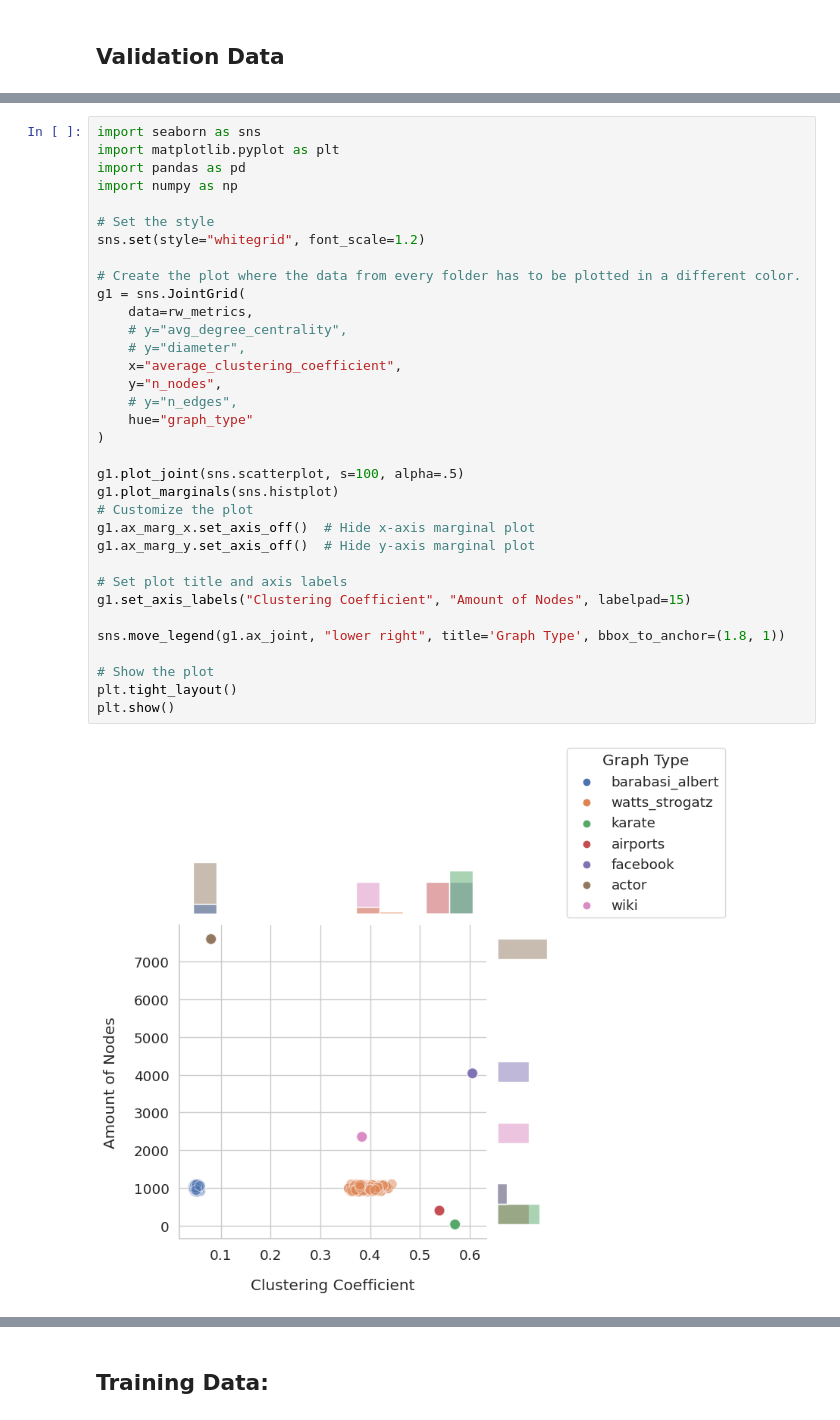
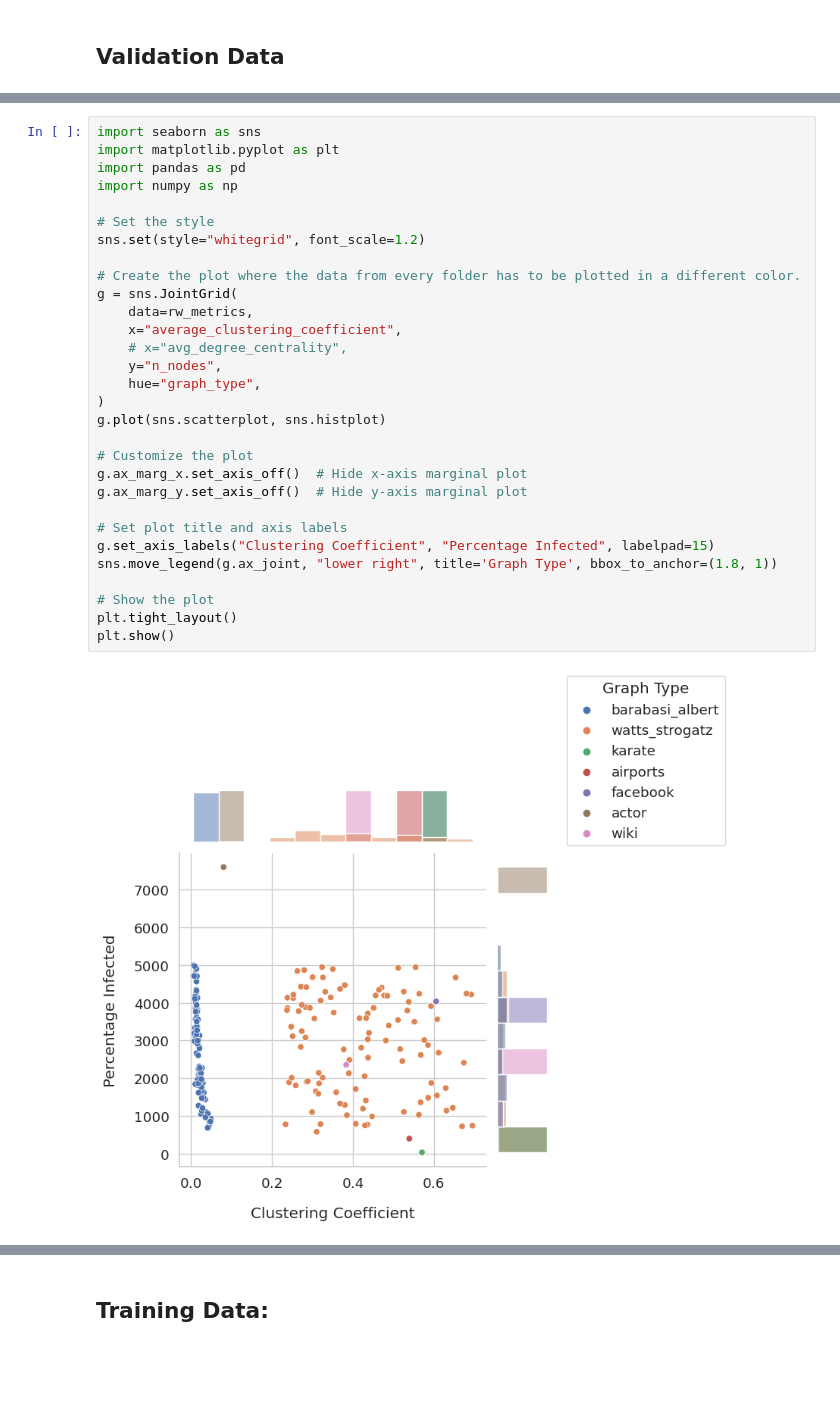
Before and after one commit to joh-dah/source_detection, a Jupyter notebook: report_vis/data_vis.ipynb, the cells around one changed output, grey strips where cells are left out. Drawn from its saved outputs; the diff is of its cells as text; blank space fills up the shorter version.

```diff
--- a/report_vis/data_vis.ipynb
+++ b/report_vis/data_vis.ipynb
@@ -81,36 +154,32 @@ rw_metrics.groupby(['graph_type']).mean()
 # %%
 import seaborn as sns
 import matplotlib.pyplot as plt
 import pandas as pd
 import numpy as np
 
 # Set the style
 sns.set(style="whitegrid", font_scale=1.2)
 
 # Create the plot where the data from every folder has to be plotted in a different color.
-g1 = sns.JointGrid(
+g = sns.JointGrid(
     data=rw_metrics,
-    # y="avg_degree_centrality",
-    # y="diameter",
     x="average_clustering_coefficient",
+    # x="avg_degree_centrality",
     y="n_nodes",
-    # y="n_edges",
-    hue="graph_type"
+    hue="graph_type",
 )
+g.plot(sns.scatterplot, sns.histplot)
 
-g1.plot_joint(sns.scatterplot, s=100, alpha=.5)
-g1.plot_marginals(sns.histplot)
 # Customize the plot
-g1.ax_marg_x.set_axis_off()  # Hide x-axis marginal plot
-g1.ax_marg_y.set_axis_off()  # Hide y-axis marginal plot
+g.ax_marg_x.set_axis_off()  # Hide x-axis marginal plot
+g.ax_marg_y.set_axis_off()  # Hide y-axis marginal plot
 
 # Set plot title and axis labels
-g1.set_axis_labels("Clustering Coefficient", "Amount of Nodes", labelpad=15)
-
-sns.move_legend(g1.ax_joint, "lower right", title='Graph Type', bbox_to_anchor=(1.8, 1))
+g.set_axis_labels("Clustering Coefficient", "Percentage Infected", labelpad=15)
+sns.move_legend(g.ax_joint, "lower right", title='Graph Type', bbox_to_anchor=(1.8, 1))
 
 # Show the plot
 plt.tight_layout()
 plt.show()
 # %% [output]
-[figure, old version]
+[figure, new version]
```
Also changed, not shown: parts of 11 cells of this notebook, 1 other file.
